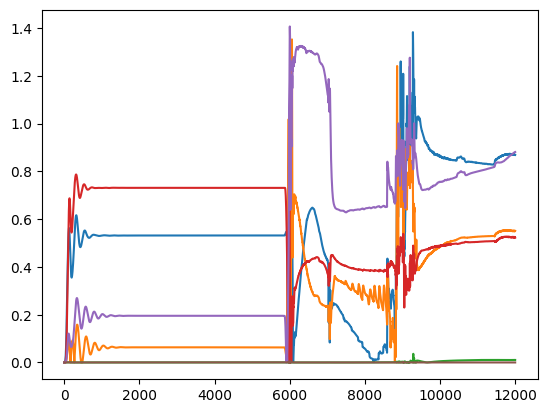
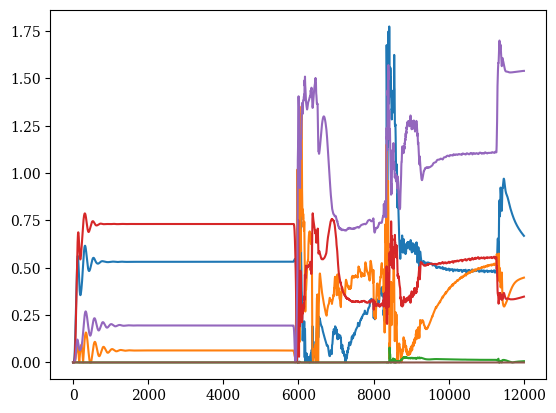
Unified diff of the notebook cell whose output changed from the first chart to the second:
--- before
+++ after
@@ -1,4 +1,6 @@
 #plot showing rotation error of constant curvature vs mujoco 'real'
-import matplotlib.pyplot as plt 
+import matplotlib.pyplot as plt
+plt.rcParams["font.family"] = "serif"
+plt.rcParams["mathtext.fontset"] = "cm"
 plt.plot(np.degrees(baseline['left_j0_R_err']))
 plt.plot(np.degrees(baseline['left_j1_R_err']))

Commit: fixing up figures.